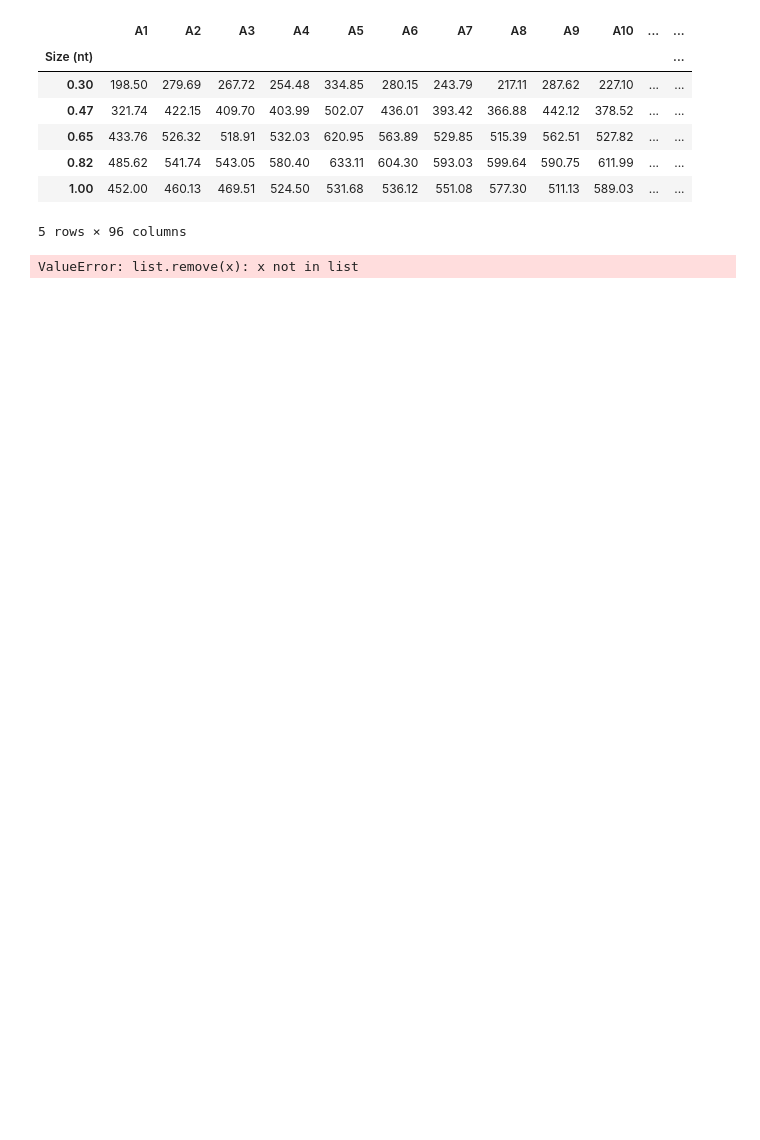
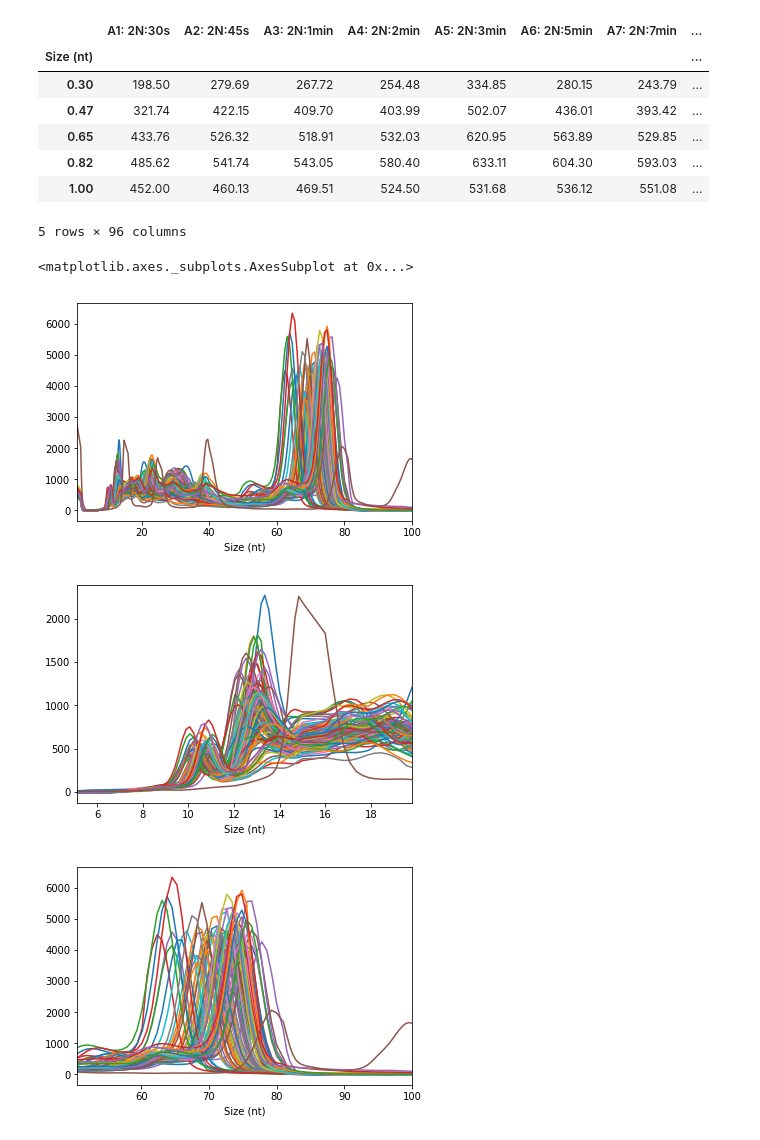
Before and after one commit to stanford-ssi/tdt-characterization, a Jupyter notebook: results/Results Analysis.ipynb, the cells around one changed output. Drawn from its saved outputs; the diff is of its cells as text; code cells hidden in the pictures; blank space fills up the shorter version.

```diff
--- a/results/Results Analysis.ipynb
+++ b/results/Results Analysis.ipynb
@@ -7,6 +11,23 @@ plt.rcParams['figure.figsize'] = [18, 5]
 # %%
 df = pd.read_csv('./2019 03 18 12H 56M Electropherogram.csv')
 df.set_index('Size (nt)', inplace=True)
+display(df.head())
+df.loc[1:100, df.columns != "H12"].plot(legend = False)
+df.loc[5:20, df.columns != "H12"].plot(legend = False)
+df.loc[50:100, df.columns != "H12"].plot(legend = False)
+# %% [output]
+|  | A1: 2N:30s | A2: 2N:45s | A3: 2N:1min | A4: 2N:2min | A5: 2N:3min | A6: 2N:5min | A7: 2N:7min | ... |
+| Size (nt) |  |  |  |  |  |  |  | ... |
+| 0.30 | 198.50 | 279.69 | 267.72 | 254.48 | 334.85 | 280.15 | 243.79 | ... |
+| 0.47 | 321.74 | 422.15 | 409.70 | 403.99 | 502.07 | 436.01 | 393.42 | ... |
+| 0.65 | 433.76 | 526.32 | 518.91 | 532.03 | 620.95 | 563.89 | 529.85 | ... |
+| 0.82 | 485.62 | 541.74 | 543.05 | 580.40 | 633.11 | 604.30 | 593.03 | ... |
+| 1.00 | 452.00 | 460.13 | 469.51 | 524.50 | 531.68 | 536.12 | 551.08 | ... |
+5 rows × 96 columns
+<matplotlib.axes._subplots.AxesSubplot at 0x...>
+[figure, added]
+[figure, added]
+[figure, added]
 # %%
 cols = ["A", "B", "C", "D", "E", "F", "G", "H"]
 rows = [str(x) for x in range(1,13)]
@@ -21,21 +42,8 @@ for col in df.columns:
     else:
         sampleMap[col] = col
 df.rename(columns=newNames, inplace=True)
-display(df.head())
+#display(df)
-# %% [output]
-|  | A1 | A2 | A3 | A4 | A5 | A6 | A7 | A8 | A9 | A10 | ... | ... |
-| Size (nt) |  |  |  |  |  |  |  |  |  |  |  | ... |
-| 0.30 | 198.50 | 279.69 | 267.72 | 254.48 | 334.85 | 280.15 | 243.79 | 217.11 | 287.62 | 227.10 | ... | ... |
-| 0.47 | 321.74 | 422.15 | 409.70 | 403.99 | 502.07 | 436.01 | 393.42 | 366.88 | 442.12 | 378.52 | ... | ... |
-| 0.65 | 433.76 | 526.32 | 518.91 | 532.03 | 620.95 | 563.89 | 529.85 | 515.39 | 562.51 | 527.82 | ... | ... |
-| 0.82 | 485.62 | 541.74 | 543.05 | 580.40 | 633.11 | 604.30 | 593.03 | 599.64 | 590.75 | 611.99 | ... | ... |
-| 1.00 | 452.00 | 460.13 | 469.51 | 524.50 | 531.68 | 536.12 | 551.08 | 577.30 | 511.13 | 589.03 | ... | ... |
-5 rows × 96 columns
 # %%
 for col in cols:
-    plots = [col+x for x in rows]
-    if "H12" in plots:
-    plots.remove("H12")
-    df.loc[:, plots].plot(title=col)
+    for row in rows:
+        df[col+row] = df[col+row]/df.index
-# %% [output]
-ValueError: list.remove(x): x not in list
```
Also changed, not shown: parts of 12 cells of this notebook.
